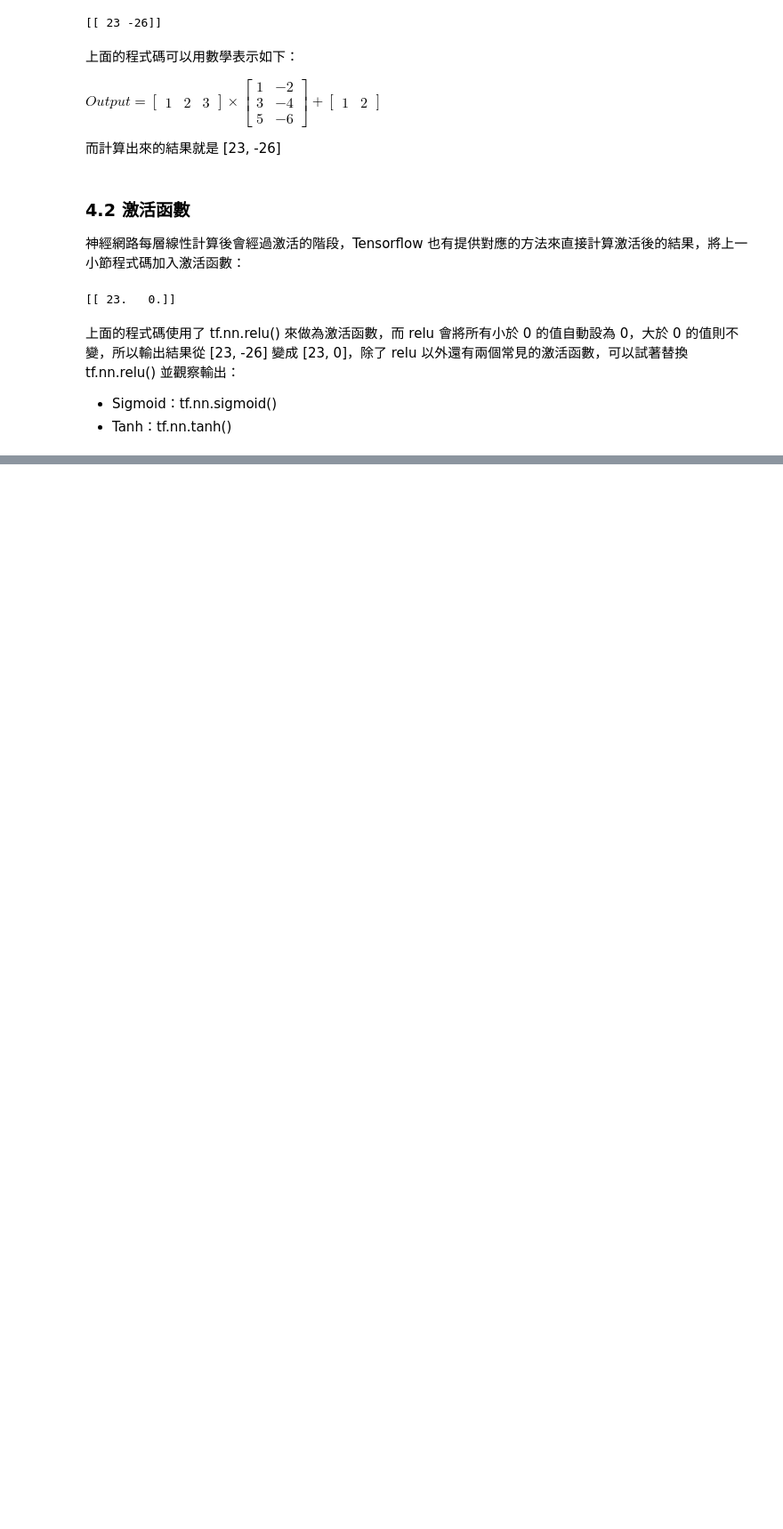
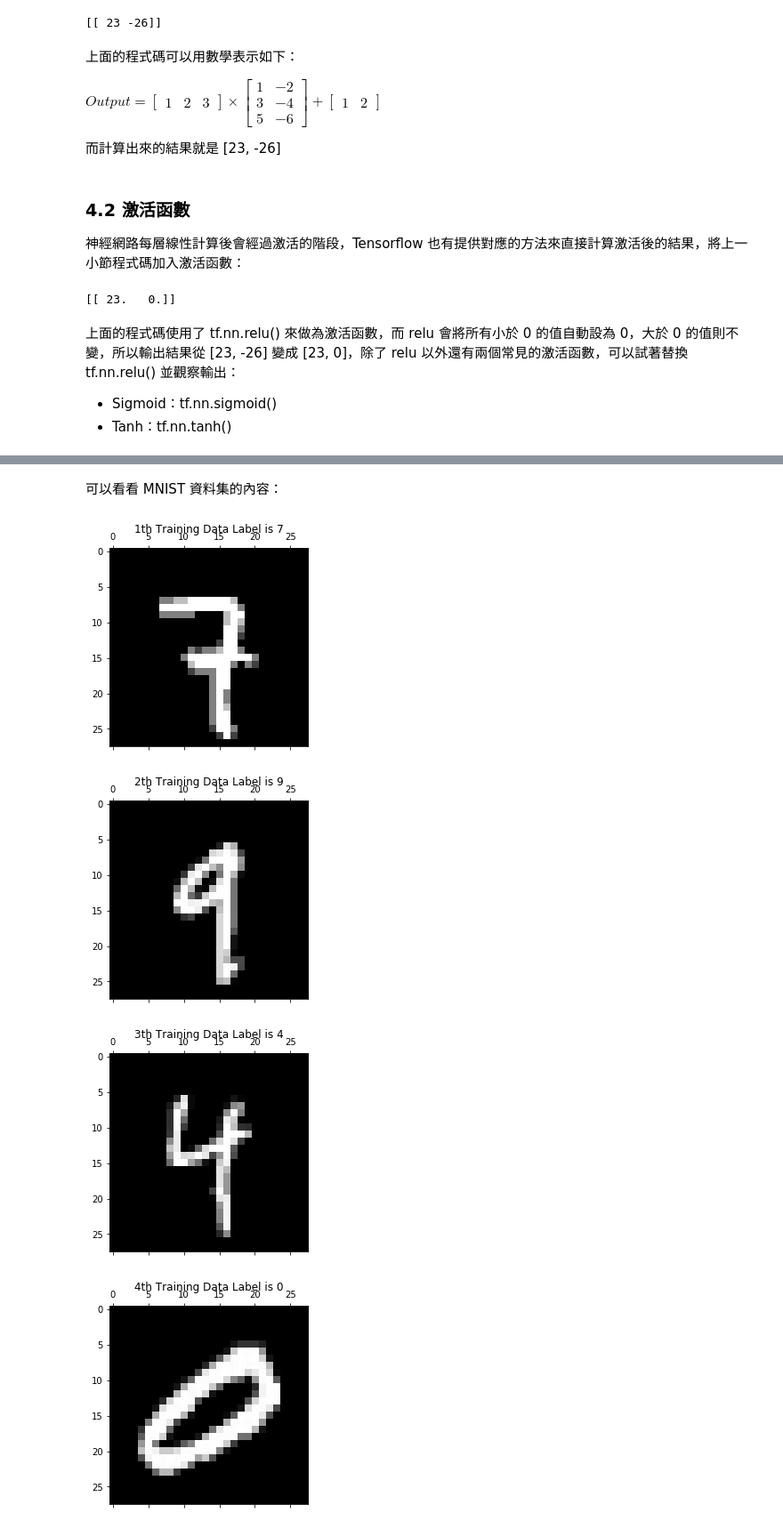
Before and after one commit to mbilab/ML-tutorial, a Jupyter notebook: sinopac-9-10-uno/tensorflow_mnist.ipynb, the cells around one changed output, grey strips where cells are left out. Shown at 89% size. Cells and saved outputs as stored; diff of their text form; code cells hidden in the pictures; blank space fills up the shorter version.

Commit message:
add sample code of training nn with tensorflow

```diff
--- a/sinopac-9-10-uno/tensorflow_mnist.ipynb
+++ b/sinopac-9-10-uno/tensorflow_mnist.ipynb
@@ -262,0 +271,13 @@ print(sess.run(Activate))
+# %%
+from tensorflow.examples.tutorials.mnist import input_data
+
+mnist = input_data.read_data_sets("MNIST_data/", one_hot=True)
+
+# 從訓練資料中隨機拿取 100 張圖片以及其對應的標籤
+image_batch, label_batch = mnist.train.next_batch(100)
+
+# 取得所有測試用資料的照片
+full_test_data_images = mnist.test.images
+
+# 取得所有測試用資料的標籤
+full_test_data_labels = mnist.test.labels
@@ -262,0 +289,20 @@ print(sess.run(Activate))
+# %% [markdown]
+可以看看 MNIST 資料集的內容：
+# %%
+import numpy as np
+import matplotlib.pyplot as plt
+%matplotlib inline
+
+trainimg = mnist.train.images
+trainlabel = mnist.train.labels
+
+for i in range(10):
+    curr_img   = np.reshape(trainimg[i, :], (28, 28))
+    curr_label = np.argmax(trainlabel[i, :] )
+    plt.matshow(curr_img, cmap=plt.get_cmap('gray'))
+    plt.title("" + str(i + 1) + "th Training Data " + "Label is " + str(curr_label))
+# %% [output]
+[figure, added]
+[figure, added]
+[figure, added]
+[figure, added]
```
Also changed, not shown: parts of 13 cells of this notebook.
